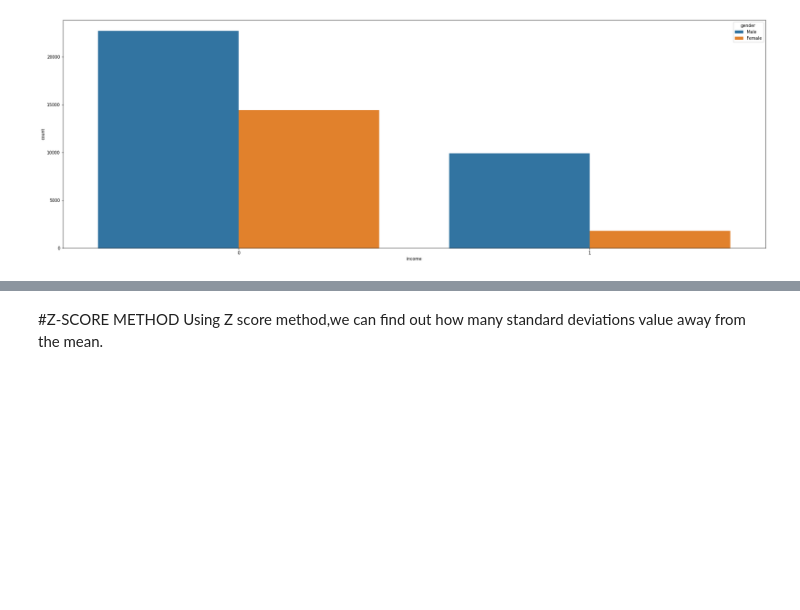
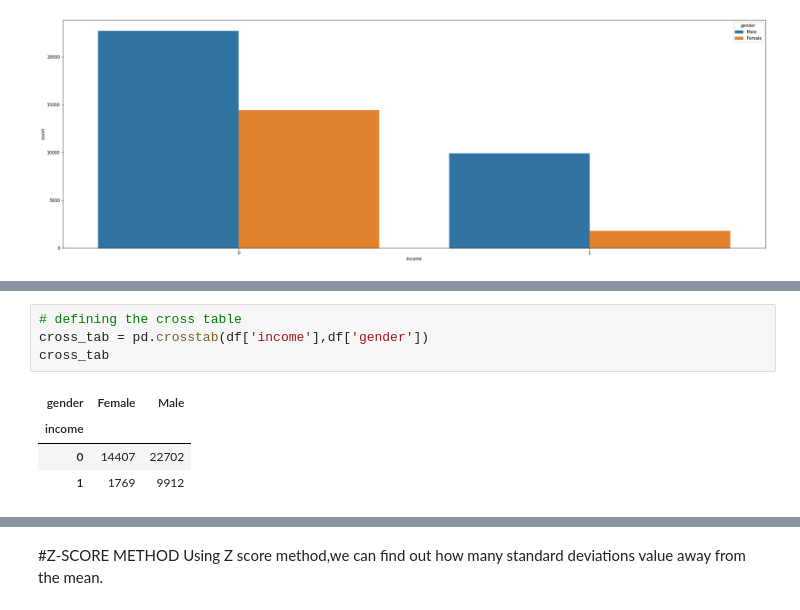
Before and after one commit to Rinkusoni2910/EDA_Missing-Values-_Outlier-_-ML, a Jupyter notebook: Task_EDA_+_Missing_Values_+_Outlier_+_ML.ipynb, the cells around one changed output, grey strips where cells are left out. Cells and saved outputs as stored; diff of their text form; blank space fills up the shorter version.

```diff
--- a/Task_EDA_+_Missing_Values_+_Outlier_+_ML.ipynb
+++ b/Task_EDA_+_Missing_Values_+_Outlier_+_ML.ipynb
@@ -545,0 +596,9 @@ plt.show()
+# %%
+# defining the cross table
+cross_tab = pd.crosstab(df['income'],df['gender'])
+cross_tab
+# %% [output]
+| gender | Female | Male |
+| income |  |  |
+| 0 | 14407 | 22702 |
+| 1 | 1769 | 9912 |
```
Also changed, not shown: parts of 36 cells of this notebook.
